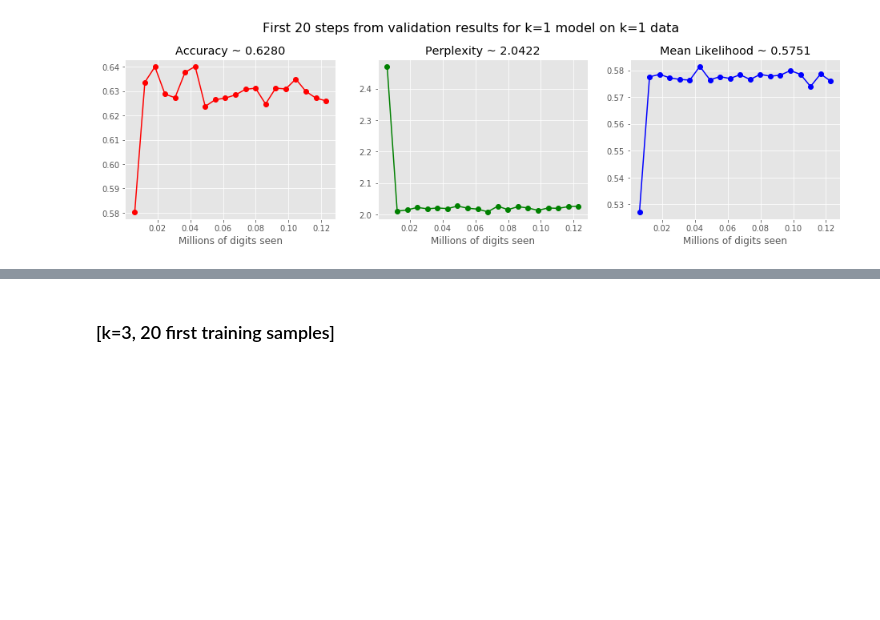
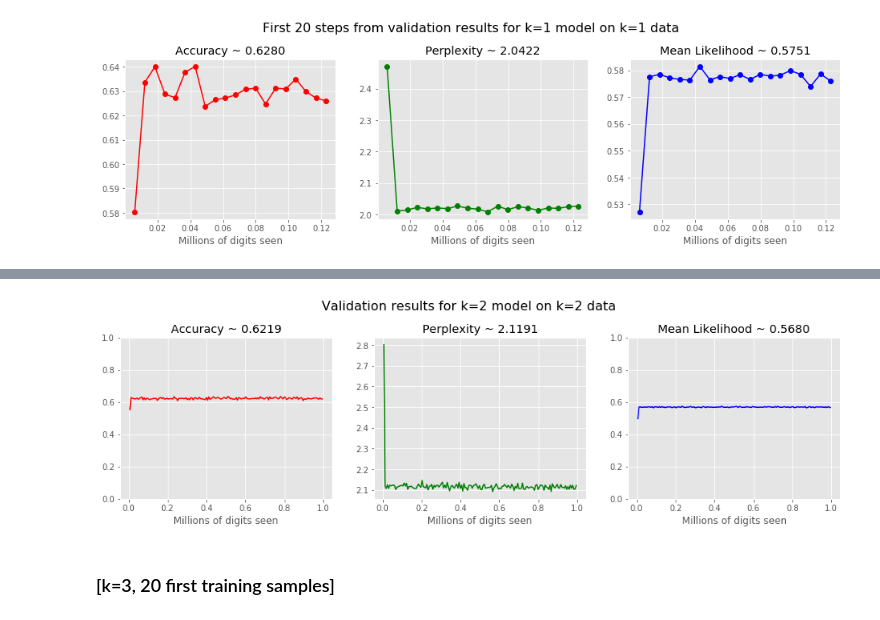
Before and after one commit to colivaresp/prng-deepzoom, a Jupyter notebook: prng_deepzoom_lm.ipynb, the cells around one changed output, grey strips where cells are left out. Saved outputs shown, nothing was run; the diff lists cells and outputs as text; code cells hidden in the pictures; blank space fills up the shorter version.

```diff
--- a/prng_deepzoom_lm.ipynb
+++ b/prng_deepzoom_lm.ipynb
@@ -563,3 +240,8 @@ plot_graphs('data/results/run_20180130-205214-eval',
+# %%
+plot_graphs('data/results/run_20180201-213209-eval',
+                         main_title = 'Validation results for k=2 model on k=2 data')
+# %% [output]
+[figure, added]
 # %% [markdown]
 ### [k=3, 20 first training samples]
 # %% [markdown]
```
Also changed, not shown: parts of 20 cells of this notebook, 11 other files.
